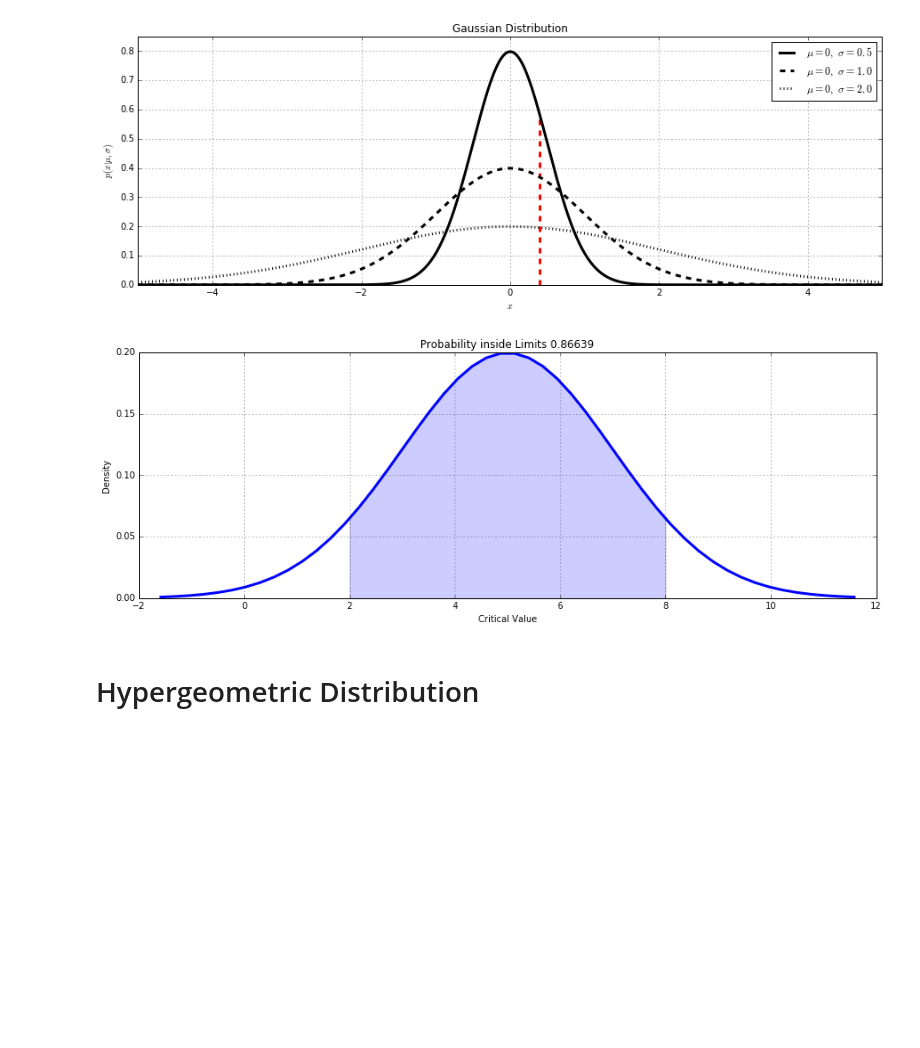
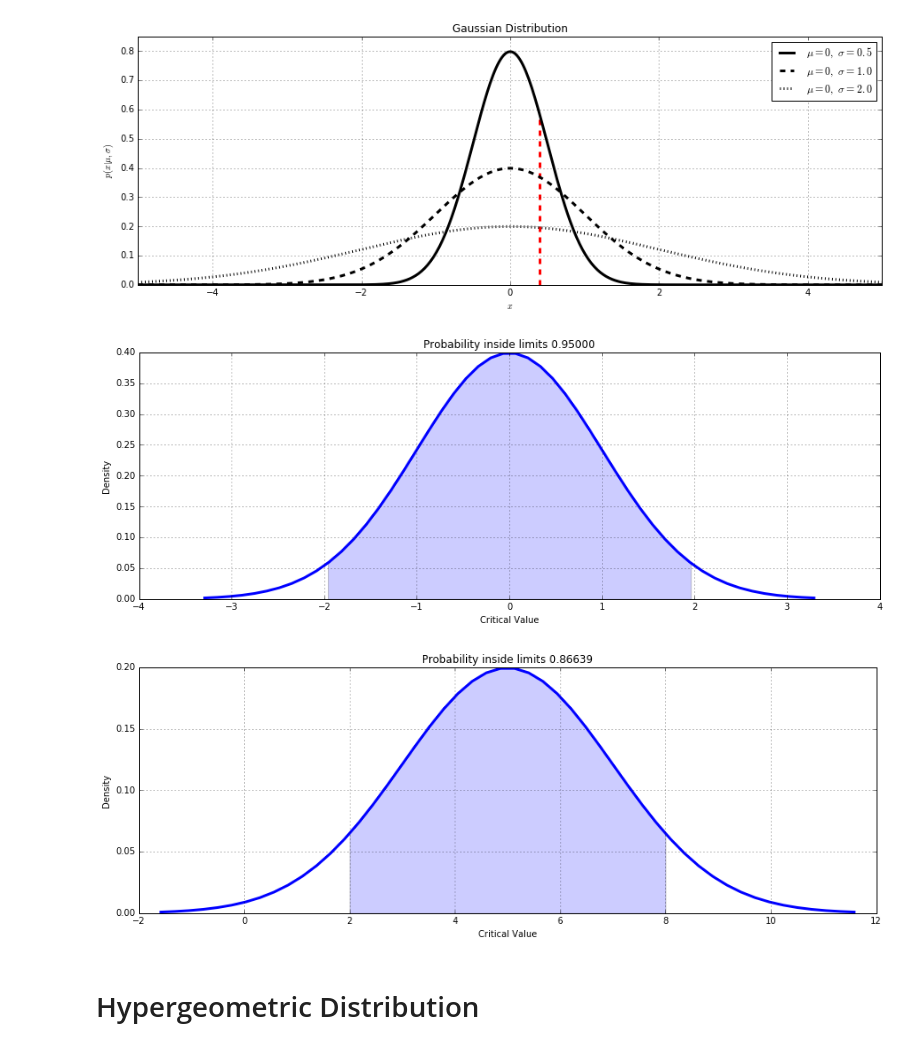
Before and after one commit to Mohamed-Elbially/PythonTutorials, a Jupyter notebook: ProbabilityDistriputions.ipynb, the cells around one changed output. Drawn from its saved outputs; the diff is of its cells as text; code cells hidden in the pictures; blank space fills up the shorter version.

```diff
--- a/ProbabilityDistriputions.ipynb
+++ b/ProbabilityDistriputions.ipynb
@@ -117,36 +117,36 @@ def normspec(interval = [-1,1], mu=0,sigma = 1,region = 'inside'):
     x_min, x_max = dist.interval(0.999)
     x = np.linspace(x_min,x_max)
     fig, ax = plt.subplots(figsize=(15, 5))
     ax.plot(x,dist.pdf(x),ls = '-', color = 'b', lw = 3)
     p0 = dist.cdf(interval[0])
     p1 = dist.cdf(interval[1])
 
     if region == 'inside':
         interval_min,interval_max = interval[0], interval[1]
         interval_x = np.linspace(interval_min,interval_max)
         ax.fill_between(interval_x,dist.pdf(interval_x),alpha = 0.2)
         probability =  abs(p1 - p0)
 
     elif region == 'outside':
         interval_min1,interval_max1 = interval[1],x_max
         interval_min2,interval_max2 = x_min, interval[0]
         interval_x1 = np.linspace(interval_min1,interval_max1)
         interval_x2 = np.linspace(interval_min2,interval_max2)
         ax.fill_between(interval_x1,dist.pdf(interval_x1),alpha = 0.2)
         ax.fill_between(interval_x2,dist.pdf(interval_x2),alpha = 0.2)
         probability =  1- abs(p1 - p0)
 
 
     plt.xlabel('Critical Value')
     plt.ylabel('Density')
     plt.title('Probability %s limits %2.5f' %(region,probability))
     plt.grid(True)
     plt.show()
-
-#normspec(interval = [-1.96,1.96], mu=0,sigma = 1);
+normspec(interval = [-1.96,1.96], mu=0,sigma = 1);
 normspec(interval = [2,8], mu=5,sigma = 2,region= 'inside');
 # %% [output]
-[figure, old version]
+[figure, new version]
+[figure, added]
 # %% [markdown]
 # Hypergeometric Distribution
 # %% [markdown]
```
